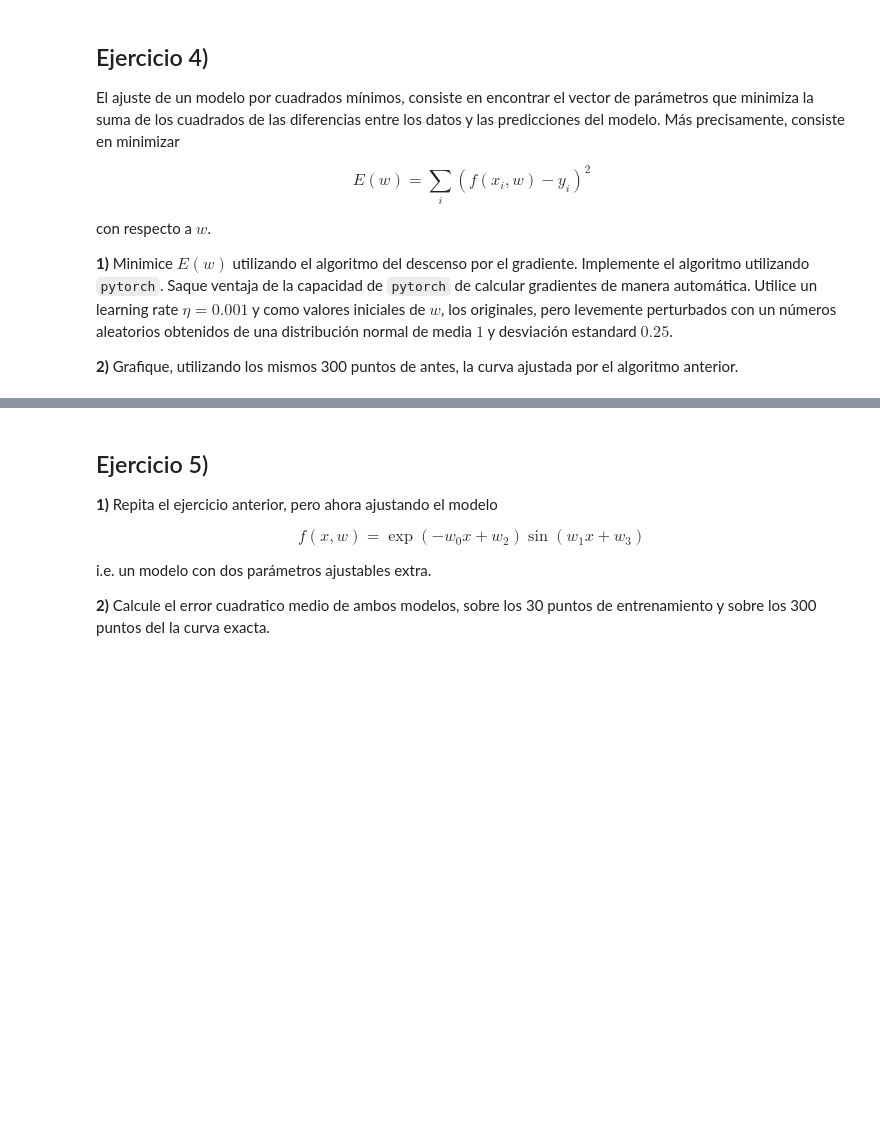
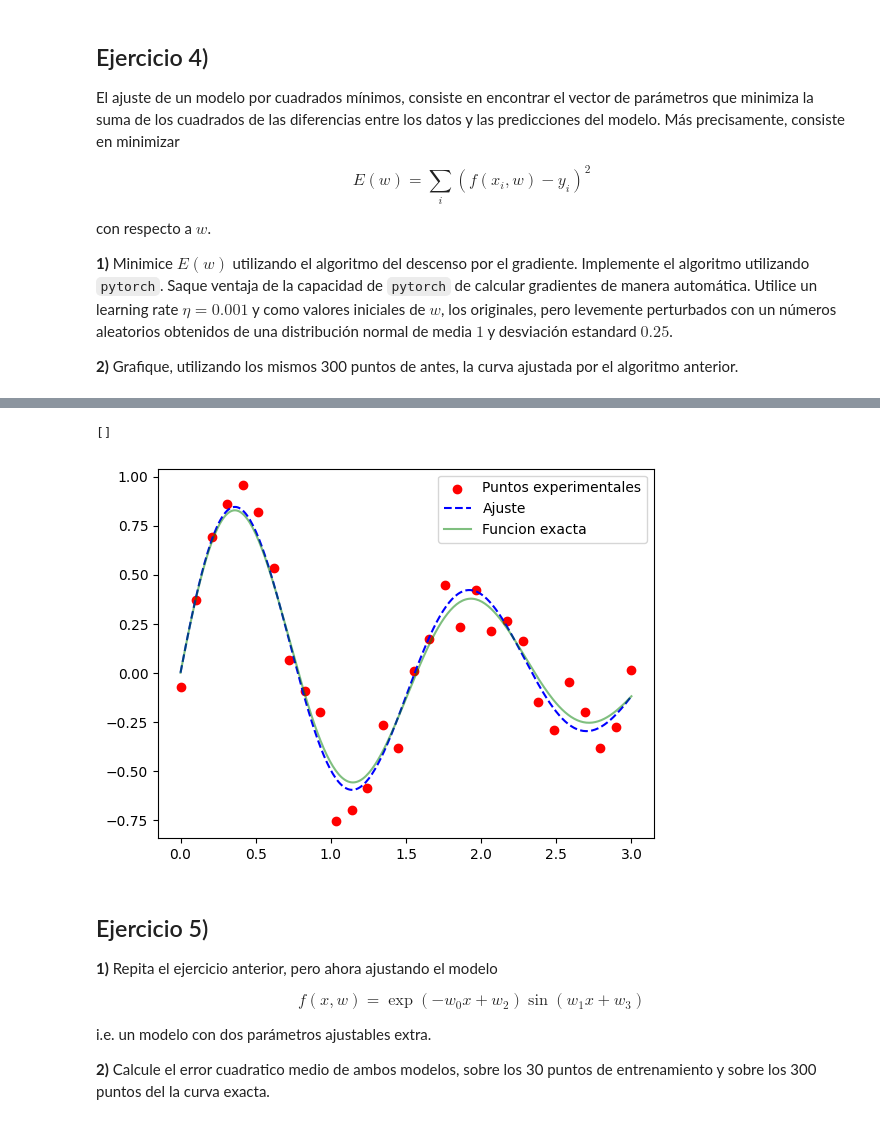
Before and after one commit to AdolfoBanchio/Redes-neuronales-2024, a Jupyter notebook: guias_ejercicios/redes_neuronales_2024_guia_11.ipynb, the cells around one changed output, grey strips where cells are left out. Drawn from its saved outputs; the diff is of its cells as text; code cells hidden in the pictures; blank space fills up the shorter version.

```diff
--- a/guias_ejercicios/redes_neuronales_2024_guia_11.ipynb
+++ b/guias_ejercicios/redes_neuronales_2024_guia_11.ipynb
@@ -88,0 +87,15 @@ Implemente el algoritmo utilizando `pytorch`. Saque ventaja de la capacidad de `
+# %%
+# defino la funcion f para tensor
+def f_torch(x,w):
+    return torch.exp(-w[0]*x) * torch.sin(w[1]*x)
+
+def ecm_torch(x, y, w):
+    """
+     x: tensor con los valores de x
+     y: tensor con los valores de y
+     w: tensor con los valores de w
+
+    retorna el error cuadratico medio para los valores de w que buscan ajustar la funcion f(x,w) a los valores de y
+    """
+    pred = f_torch(x,w)
+    return torch.sum((pred - y)**2)
@@ -88,0 +139,15 @@ Implemente el algoritmo utilizando `pytorch`. Saque ventaja de la capacidad de `
+# %%
+# graficar los puntos originales contra la funcion ajustada con los valores de w encontrados
+w_noisy = w_exacto + 1+0.1*np.random.randn(2)
+
+w_ej4, ecm_ej4 = ej_4(x_vec, y_noisy, w_noisy, ecm_torch,epochs=3000)
+
+y_pred_ej4 = f_ej3(x_vec_300, w_ej4.detach().numpy())
+
+plt.scatter(x_vec, y_noisy, c='r', label='Puntos experimentales')
+plt.plot(x_vec_300, y_pred_ej4, 'b', label='Ajuste', linestyle='--')
+plt.plot(x_vec_300, y_exacto, 'g', label='Funcion exacta', alpha=0.5)
+
+plt.legend()
+plt.plot()
+# %% [output]
@@ -89,3 +171,5 @@ Implemente el algoritmo utilizando `pytorch`. Saque ventaja de la capacidad de `
+[]
+[figure, added]
 # %% [markdown]
 ## Ejercicio 5)
 
```
Also changed, not shown: parts of 10 cells of this notebook, 2 other files.
